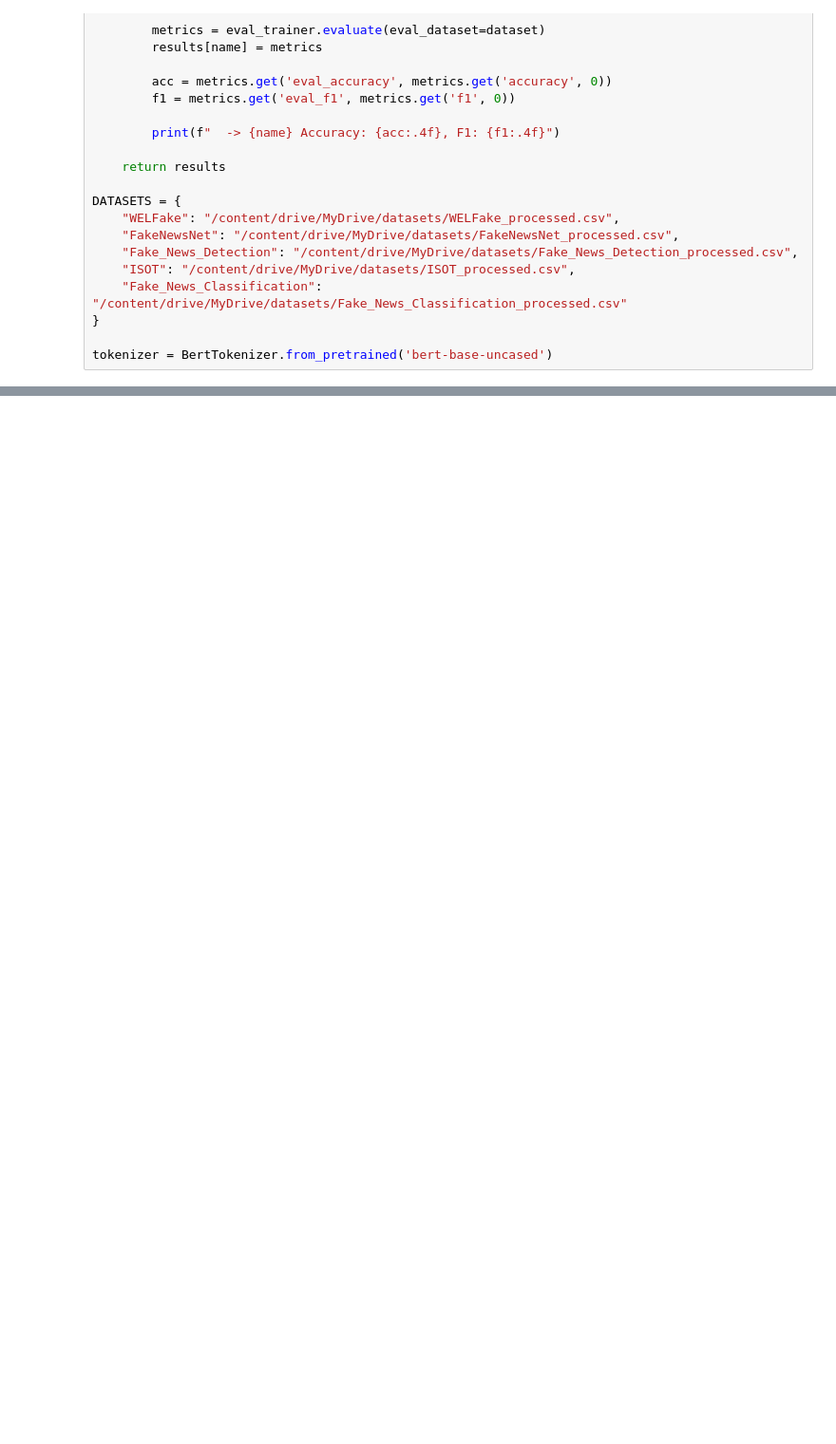
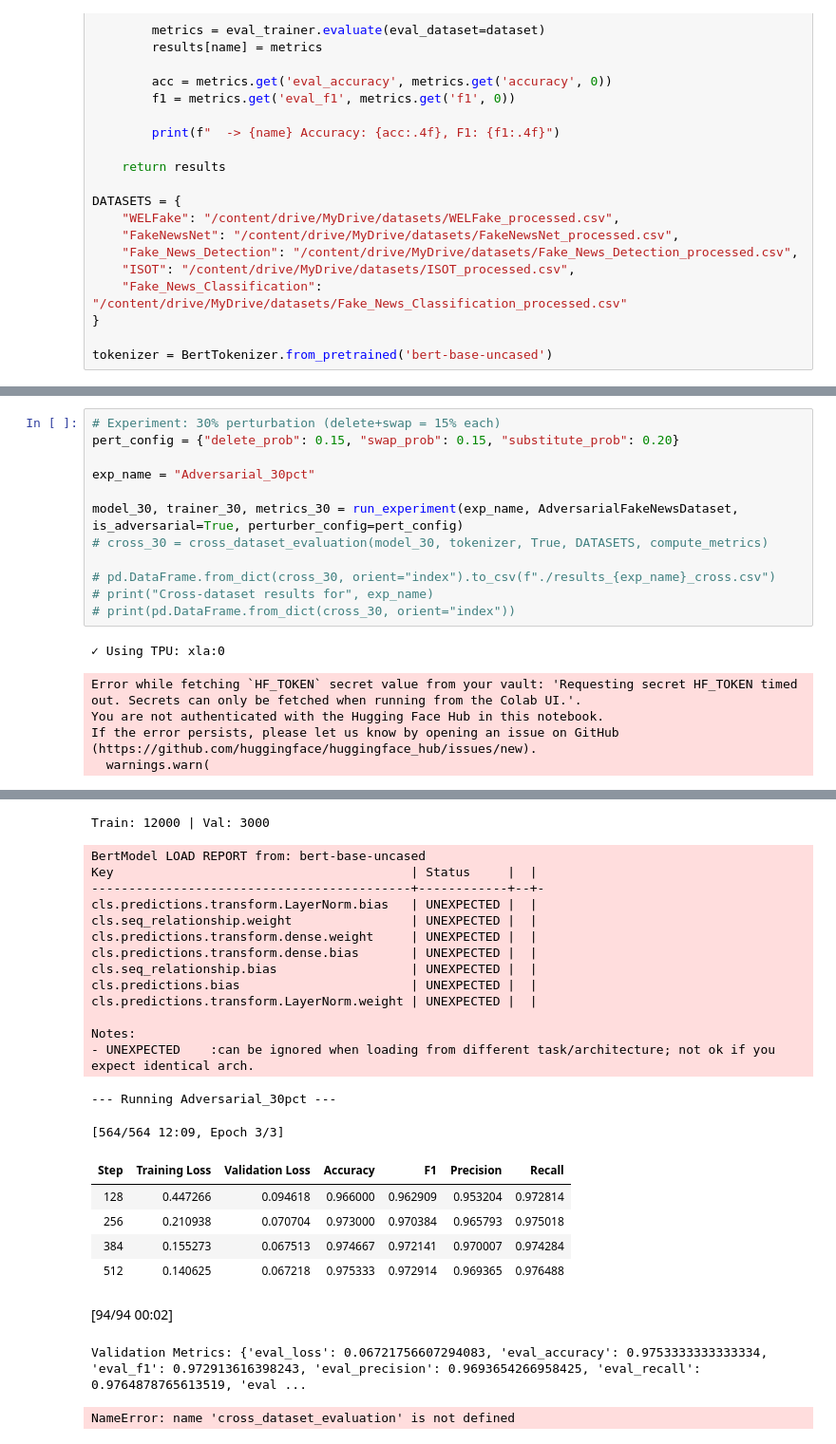
Before and after one commit to sadjordan/Detecting-Fake-News-with-Deep-Learning, a Jupyter notebook: Code/dataset_processing/Proposed_Model_Adversarial_BERT.ipynb, the cells around one changed output, grey strips where cells are left out. Shown at 95% size. Cells and saved outputs as stored; diff of their text form; blank space fills up the shorter version.

```diff
--- a/Code/dataset_processing/Proposed_Model_Adversarial_BERT.ipynb
+++ b/Code/dataset_processing/Proposed_Model_Adversarial_BERT.ipynb
@@ -719,0 +743,18 @@ Testing on unseen dataset: Fake_News_Classification (Full Dataset)...
+# %%
+# Experiment: 30% perturbation (delete+swap = 15% each)
+pert_config = {"delete_prob": 0.15, "swap_prob": 0.15, "substitute_prob": 0.20}
+
+exp_name = "Adversarial_30pct"
+
+model_30, trainer_30, metrics_30 = run_experiment(exp_name, AdversarialFakeNewsDataset, is_adversarial=True, perturber_config=pert_config)
+# cross_30 = cross_dataset_evaluation(model_30, tokenizer, True, DATASETS, compute_metrics)
+
+# pd.DataFrame.from_dict(cross_30, orient="index").to_csv(f"./results_{exp_name}_cross.csv")
+# print("Cross-dataset results for", exp_name)
+# print(pd.DataFrame.from_dict(cross_30, orient="index"))
+# %% [output]
+✓ Using TPU: xla:0
+Error while fetching `HF_TOKEN` secret value from your vault: 'Requesting secret HF_TOKEN timed out. Secrets can only be fetched when running from the Colab UI.'.
+You are not authenticated with the Hugging Face Hub in this notebook.
+If the error persists, please let us know by opening an issue on GitHub (https://github.com/huggingface/huggingface_hub/issues/new).
+  warnings.warn(
@@ -719,0 +763,24 @@ Testing on unseen dataset: Fake_News_Classification (Full Dataset)...
+Train: 12000 | Val: 3000
+BertModel LOAD REPORT from: bert-base-uncased
+Key                                        | Status     |  |
+-------------------------------------------+------------+--+-
+cls.predictions.transform.LayerNorm.bias   | UNEXPECTED |  |
+cls.seq_relationship.weight                | UNEXPECTED |  |
+cls.predictions.transform.dense.weight     | UNEXPECTED |  |
+cls.predictions.transform.dense.bias       | UNEXPECTED |  |
+cls.seq_relationship.bias                  | UNEXPECTED |  |
+cls.predictions.bias                       | UNEXPECTED |  |
+cls.predictions.transform.LayerNorm.weight | UNEXPECTED |  |
+
+Notes:
+- UNEXPECTED    :can be ignored when loading from different task/architecture; not ok if you expect identical arch.
+--- Running Adversarial_30pct ---
+[564/564 12:09, Epoch 3/3]
+| Step | Training Loss | Validation Loss | Accuracy | F1 | Precision | Recall |
+| 128 | 0.447266 | 0.094618 | 0.966000 | 0.962909 | 0.953204 | 0.972814 |
+| 256 | 0.210938 | 0.070704 | 0.973000 | 0.970384 | 0.965793 | 0.975018 |
+| 384 | 0.155273 | 0.067513 | 0.974667 | 0.972141 | 0.970007 | 0.974284 |
+| 512 | 0.140625 | 0.067218 | 0.975333 | 0.972914 | 0.969365 | 0.976488 |
+[94/94 00:02]
+Validation Metrics: {'eval_loss': 0.06721756607294083, 'eval_accuracy': 0.9753333333333334, 'eval_f1': 0.972913616398243, 'eval_precision': 0.9693654266958425, 'eval_recall': 0.9764878765613519, 'eval ...
+NameError: name 'cross_dataset_evaluation' is not defined
```
Also changed, not shown: parts of 15 cells of this notebook, 3 other files.
